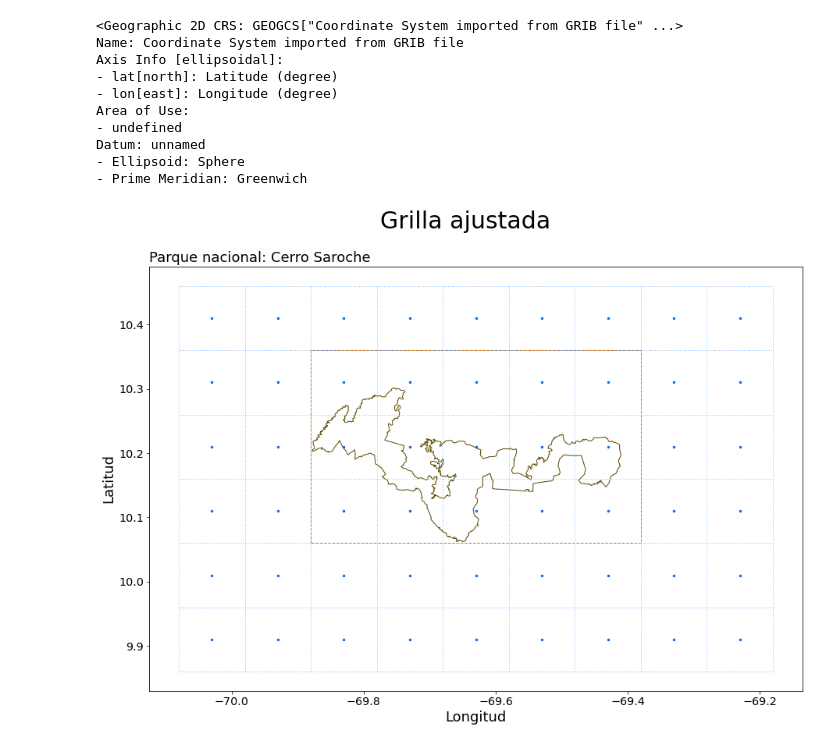
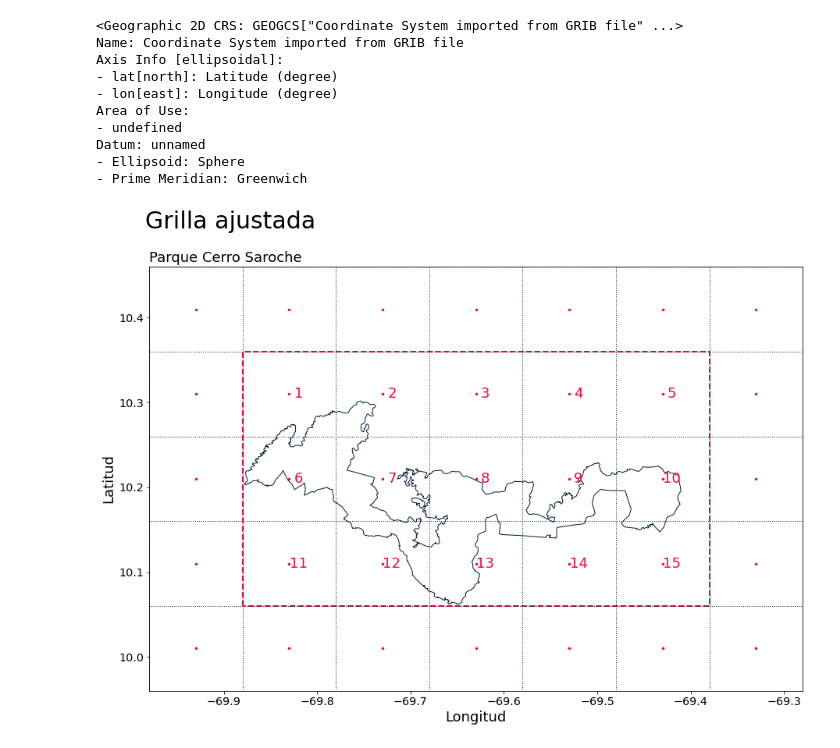
Before and after one commit to esglobe/geet-metview, a Jupyter notebook: 1_definir_area_cerro_saroche.ipynb, the cells around one changed output. Saved outputs shown, nothing was run; the diff lists cells and outputs as text; code cells hidden in the pictures.

```diff
--- a/1_definir_area_cerro_saroche.ipynb
+++ b/1_definir_area_cerro_saroche.ipynb
@@ -113,14 +113,14 @@ pylab.rcParams.update(params)
 
 # poligono
 x1,y1 = park_poligono.geometry.iloc[0].exterior.xy
-ax.plot(x1,y1, color='#5A4A00', linewidth=1)
+ax.plot(x1,y1, color='#001B32', linewidth=1)
 
 for i in list(range(1, len(x) )):
   for j in list(range(1, len(y) )):
-    ax.plot(x[i],y[j],color = '#076CEE', marker='.', label=i, markersize=5)
+    ax.plot(x[i],y[j],color = '#FF003E', marker='.', label=i, markersize=5)
 
 
-color_grid = '#91C2FF'
+color_grid = '#001B32'
 # grilla
 for i in list(range( len(x_grid) )):
   ax.vlines(x = x_grid[i],ymin=min(y_grid),ymax=max(y_grid),
@@ -136,8 +136,8 @@ for i in list(range( len(y_grid) )):
             linewidth=1,
             label = 'vline_multiple - full height')
 
-plt.title("Parque nacional: Cerro Saroche",loc='left',fontsize=18)
-plt.suptitle(f"Grilla ajustada",fontsize=30)
+plt.title("Parque Cerro Saroche",loc='left',fontsize=18)
+plt.suptitle(f"Grilla ajustada",ha='left',fontsize=30,x=0.12)
 plt.xlabel("Longitud",loc='center',fontsize=18)
 plt.ylabel("Latitud",loc='center',fontsize=18)
 
@@ -203,44 +203,55 @@ pylab.rcParams.update(params)
 
 # poligonos
 x1,y1 = park_poligono.geometry.iloc[0].exterior.xy
-ax.plot(x1,y1, color='#5A4A00', linewidth=1)
+ax.plot(x1,y1, color='#001B32', linewidth=1)
 
 x2,y2 = parque_rectangulo.geometry.iloc[0].exterior.xy
-ax.plot(x2,y2, color='#BF6300', linewidth=1,linestyle='dashed')
+ax.plot(x2,y2, color='#FF003E', linewidth=2,linestyle='dashed')
 
 # centroides
+annotate = 1
+annotate_list = 15*[0]+[11,6,1]+3*[0]+[12,7,2]+3*[0]+[13,8,3]+3*[0]+[14,9,4]+3*[0]+[15,10,5]+30*[0]
 for i in list(range(1, len(x) )):
   for j in list(range(1, len(y) )):
-    ax.plot(x[i],y[j],color = '#076CEE', marker='.', label=i, markersize=5)
+    ax.plot(x[i],y[j],color = '#FF003E', marker='.', label=i, markersize=5)
+    if annotate_list[annotate]!=0:
+      ax.annotate(str(annotate_list[annotate]),  xy=(x[i]+0.01,y[j]), color='#FF003E',
+          fontsize=18, #weight='',
+          horizontalalignment='center',
+          verticalalignment='center')
+    annotate+=1
 
 # grilla
-color_grid = '#91C2FF'
+color_grid = '#001B32'
 for i in list(range( len(x_grid) )):
   ax.vlines(x = x_grid[i],ymin=min(y_grid),ymax=max(y_grid),
             colors = color_grid,
             linestyles='dotted',
             linewidth=1,
             label = 'vline_multiple - full height')
 
 for i in list(range( len(y_grid) )):
   ax.hlines(y = y_grid[i],xmin=min(x_grid),xmax=max(x_grid),
             colors = color_grid,
             linestyles='dotted',
             linewidth=1,
             label = 'vline_multiple - full height')
 
 # titulos
-plt.title("Parque nacional: Cerro Saroche",loc='left',fontsize=18)
-plt.suptitle(f"Grilla ajustada",fontsize=30)
+plt.title("Parque Cerro Saroche",loc='left',fontsize=18)
+plt.suptitle(f"Grilla ajustada",ha='left',fontsize=30,x=0.12)
 plt.xlabel("Longitud",loc='center',fontsize=18)
 plt.ylabel("Latitud",loc='center',fontsize=18)
+plt.xlim([-69.98, -69.28])
+plt.ylim([9.96, 10.46])
+
 
 # guardando figura
 plt.savefig('./cerro_saroche/figuras/grilla_ajustada_precipitacion2.png')
 
 plt.show()
 # %% [output]
-[figure, old version]
+[figure, new version]
 # %%
 # guardando poligono
 parque_rectangulo.to_file("./cerro_saroche/poligono_cerro_saroche/rectangulo_cerro_saroche.shp")
```
Also changed, not shown: parts of 1 cell of this notebook, 1 other file.
